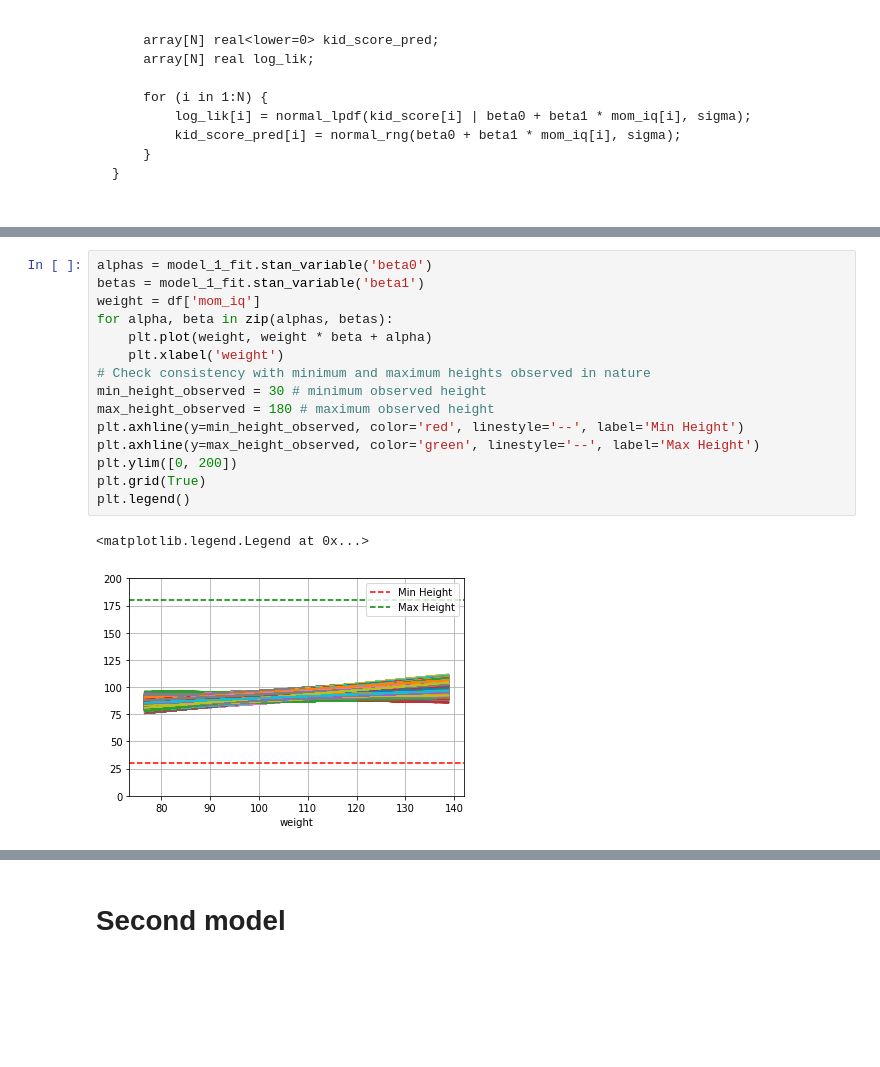
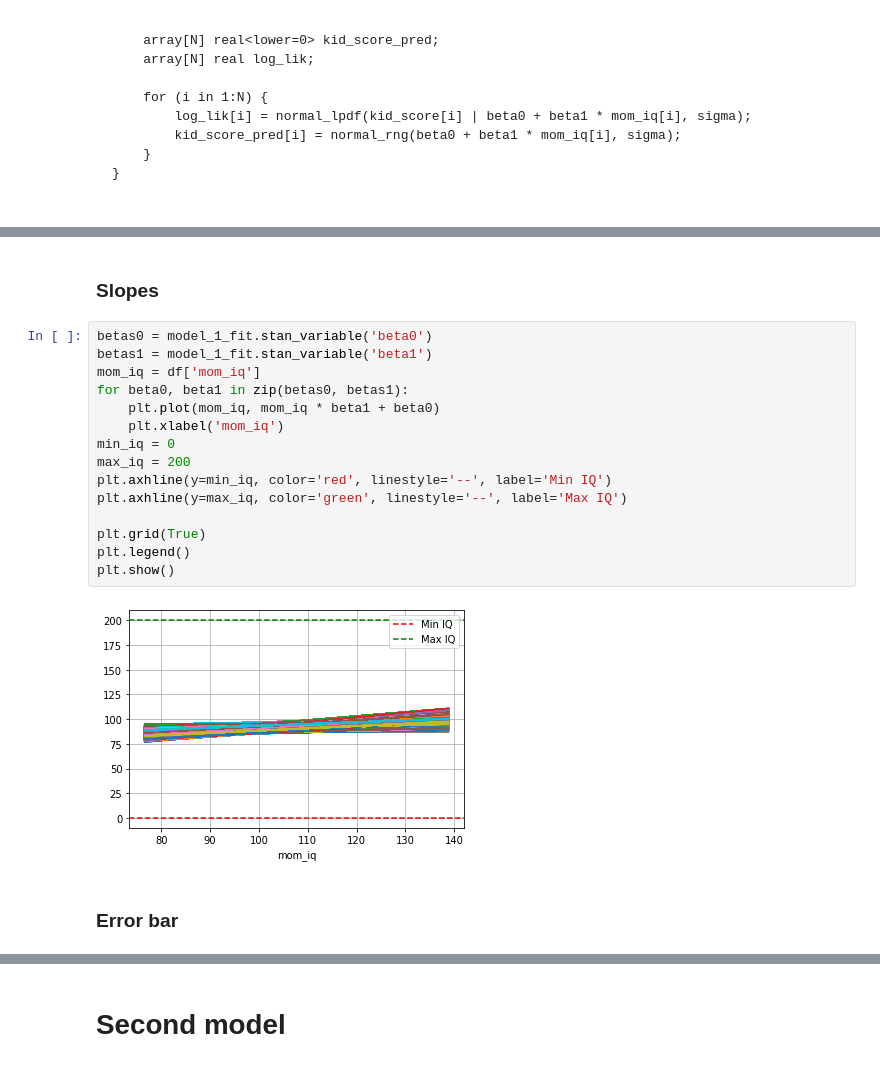
Before and after one commit to Sylwiam12/kidiq, a Jupyter notebook: kid_iq_FULL.ipynb, the cells around one changed output, grey strips where cells are left out. Drawn from its saved outputs; the diff is of its cells as text; blank space fills up the shorter version.

```diff
--- a/kid_iq_FULL.ipynb
+++ b/kid_iq_FULL.ipynb
@@ -314,22 +314,25 @@ chain 2 |██████████| 00:00 Sampling completed
 chain 3 |██████████| 00:00 Sampling completed
 chain 4 |██████████| 00:00 Sampling completed
 INFO:cmdstanpy:CmdStan done processing.
+# %% [markdown]
+### Slopes
 # %%
-alphas = model_1_fit.stan_variable('beta0')
-betas = model_1_fit.stan_variable('beta1')
-weight = df['mom_iq']
-for alpha, beta in zip(alphas, betas):
-    plt.plot(weight, weight * beta + alpha)
-    plt.xlabel('weight')
-# Check consistency with minimum and maximum heights observed in nature
-min_height_observed = 30 # minimum observed height
-max_height_observed = 180 # maximum observed height
-plt.axhline(y=min_height_observed, color='red', linestyle='--', label='Min Height')
-plt.axhline(y=max_height_observed, color='green', linestyle='--', label='Max Height')
-plt.ylim([0, 200])
+betas0 = model_1_fit.stan_variable('beta0')
+betas1 = model_1_fit.stan_variable('beta1')
+mom_iq = df['mom_iq']
+for beta0, beta1 in zip(betas0, betas1):
+    plt.plot(mom_iq, mom_iq * beta1 + beta0)
+    plt.xlabel('mom_iq')
+min_iq = 0
+max_iq = 200
+plt.axhline(y=min_iq, color='red', linestyle='--', label='Min IQ')
+plt.axhline(y=max_iq, color='green', linestyle='--', label='Max IQ')
+
 plt.grid(True)
 plt.legend()
+plt.show()
 # %% [output]
-<matplotlib.legend.Legend at 0x...>
-[figure, old version]
+[figure, new version]
+# %% [markdown]
+### Error bar
 # %%
```
Also changed, not shown: parts of 12 cells of this notebook.
